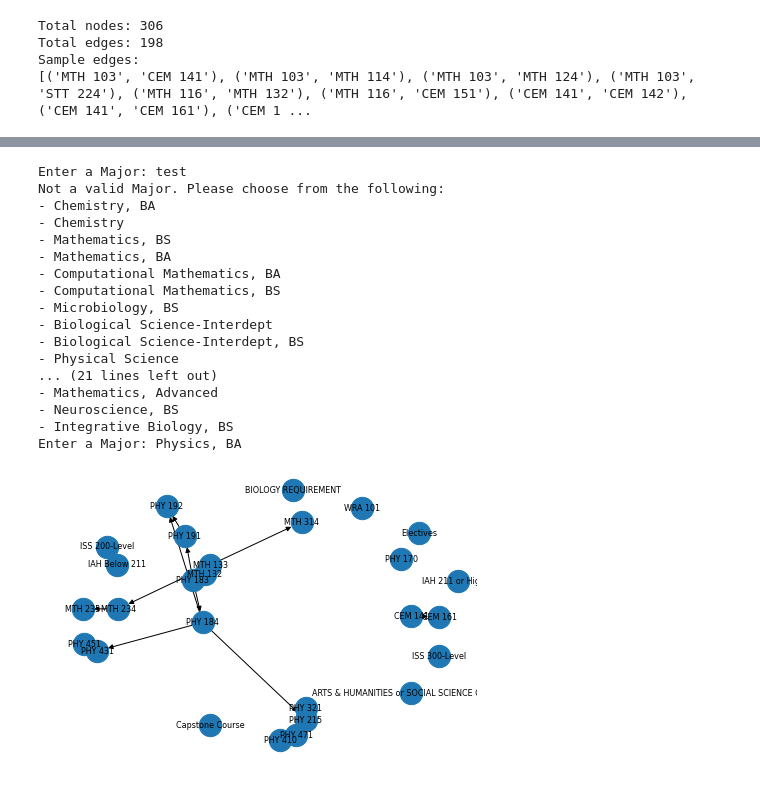
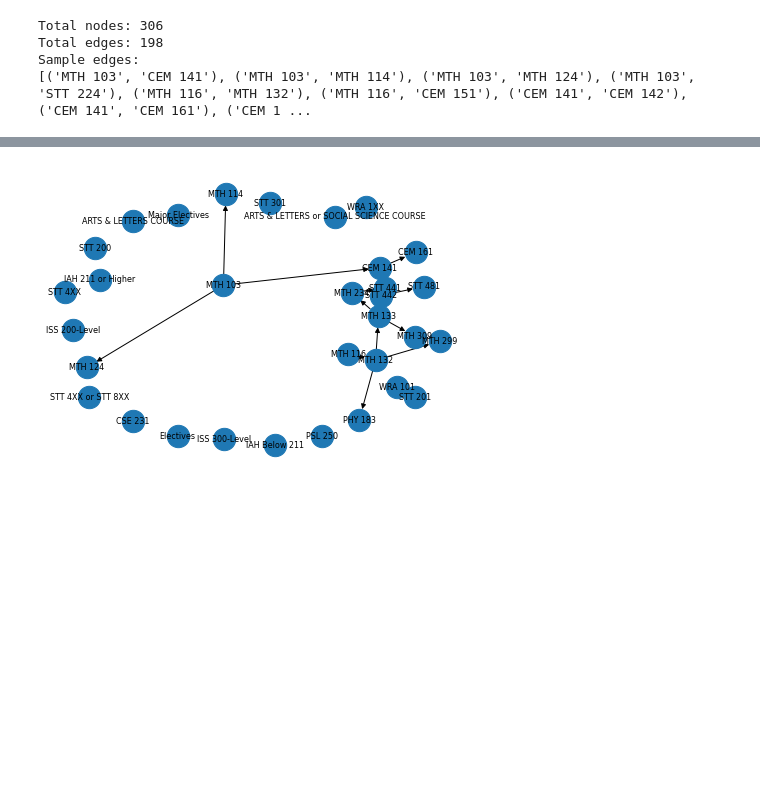
Before and after one commit to JackRobertson77/MSU_Curriculum_Maps, a Jupyter notebook: graph_real_data.ipynb, the cells around one changed output, grey strips where cells are left out. Drawn from its saved outputs; the diff is of its cells as text; code cells hidden in the pictures; blank space fills up the shorter version.

```diff
--- a/graph_real_data.ipynb
+++ b/graph_real_data.ipynb
@@ -75,39 +75,22 @@ plt.show()
 # %%
-def choose_major():
+def choose_major(major = ''):
     majors = data["Major Title"].unique()
 
-    while True:
+    if major == '':
+        print('Available Majors: ')
+        for m in majors:
+            print('-', m)
+        return
 
-        major = input("Enter a Major: ")
-
-        if major in majors:
-            sub = G.subgraph(data[data["Major Title"] == major]["Course ID"])
-            nx.draw(sub, with_labels=True, node_size=500, font_size=8)
-            plt.show()
-            break
-
-        else:
-            print("Not a valid Major. Please choose from the following: ")
-            for m in majors:
+    if major not in majors:
+        print("Not a valid Major. Please choose from the following: ")
+        for m in majors:
                 print("-", m)
+        return
+    sub = G.subgraph(data[data["Major Title"] == major]["Course ID"])
+    nx.draw(sub, with_labels=True, node_size=500, font_size=8)
+    plt.show()
 # %%
-choose_major()
+choose_major('Statistics, BA')
 # %% [output]
-Enter a Major: test
-Not a valid Major. Please choose from the following:
-- Chemistry, BA
-- Chemistry
-- Mathematics, BS
-- Mathematics, BA
-- Computational Mathematics, BA
-- Computational Mathematics, BS
-- Microbiology, BS
-- Biological Science-Interdept
-- Biological Science-Interdept, BS
-- Physical Science
-... (21 lines left out)
-- Mathematics, Advanced
-- Neuroscience, BS
-- Integrative Biology, BS
-Enter a Major: Physics, BA
-[figure, old version]
+[figure, new version]
```
Also changed, not shown: parts of 7 cells of this notebook.
